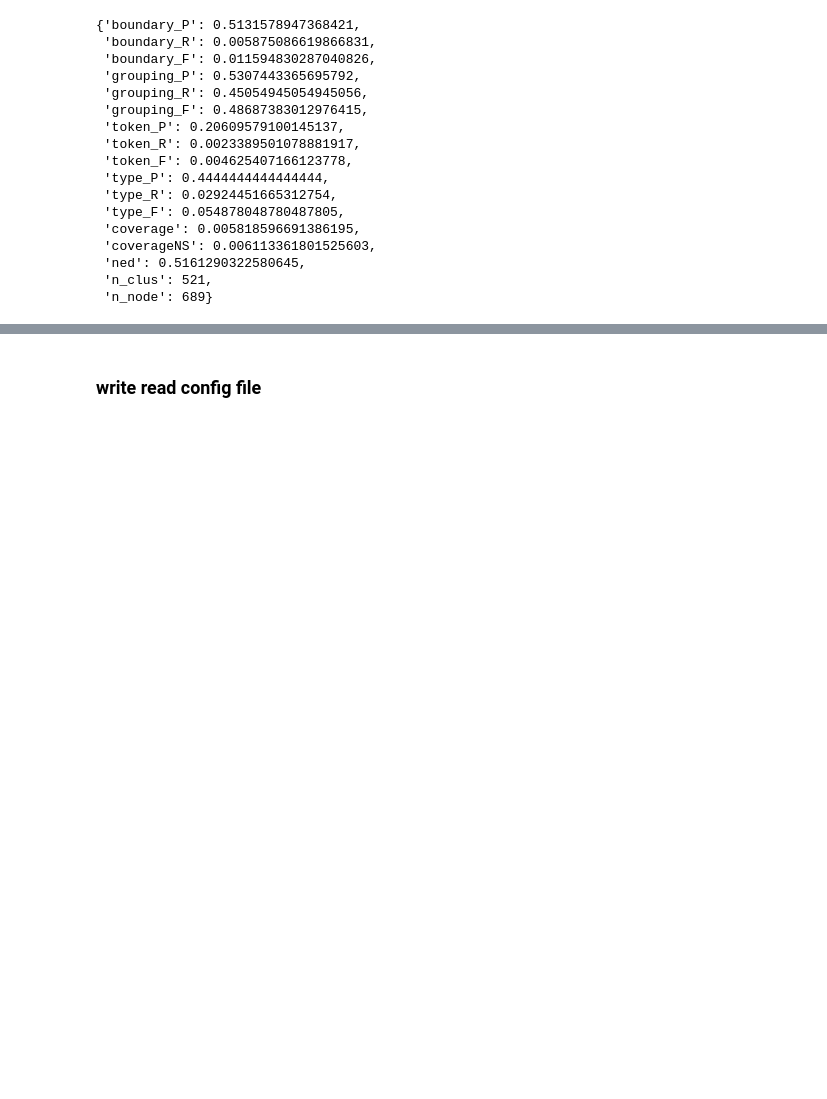
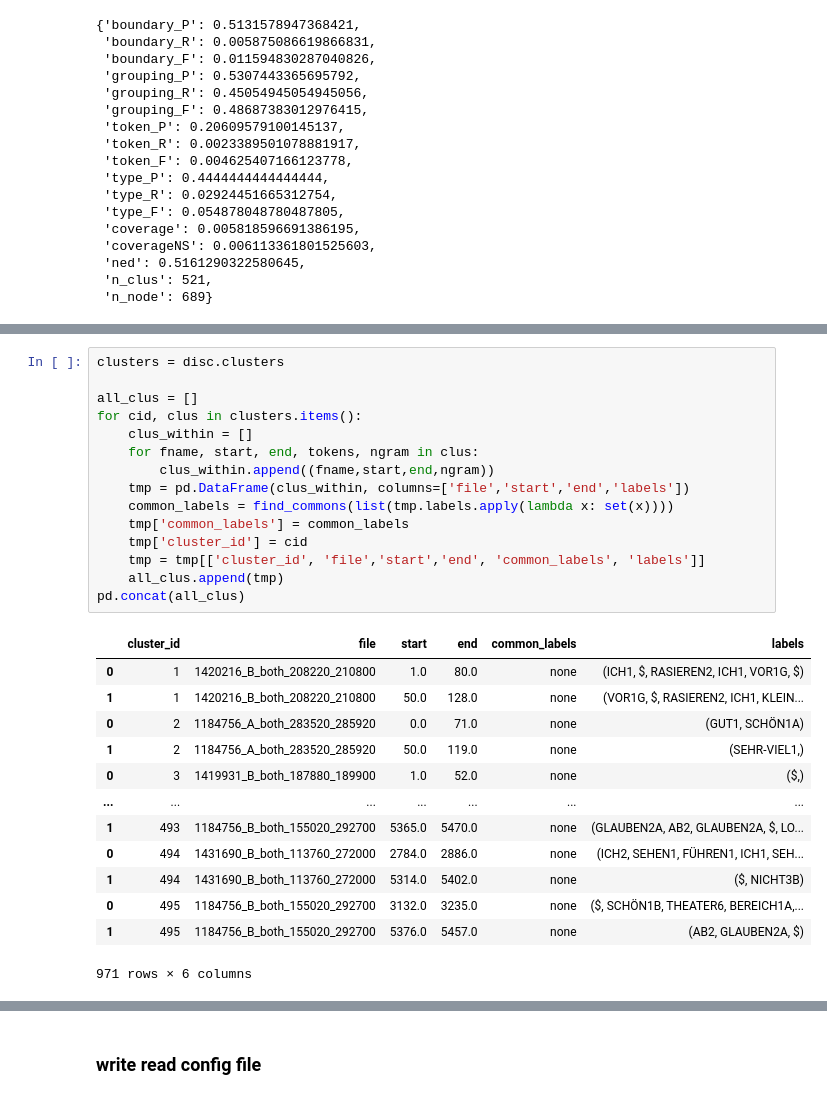
Before and after one commit to korhanpolat/tdev2, a Jupyter notebook: tde_run.ipynb, the cells around one changed output, grey strips where cells are left out. Drawn from its saved outputs; the diff is of its cells as text; blank space fills up the shorter version.

```diff
--- a/tde_run.ipynb
+++ b/tde_run.ipynb
@@ -167,0 +224,29 @@ Computing NED...
+# %%
+clusters = disc.clusters
+
+all_clus = []
+for cid, clus in clusters.items():
+    clus_within = []
+    for fname, start, end, tokens, ngram in clus:
+        clus_within.append((fname,start,end,ngram))
+    tmp = pd.DataFrame(clus_within, columns=['file','start','end','labels'])
+    common_labels = find_commons(list(tmp.labels.apply(lambda x: set(x))))
+    tmp['common_labels'] = common_labels
+    tmp['cluster_id'] = cid
+    tmp = tmp[['cluster_id', 'file','start','end', 'common_labels', 'labels']]
+    all_clus.append(tmp)
+pd.concat(all_clus)
+# %% [output]
+|  | cluster_id | file | start | end | common_labels | labels |
+| 0 | 1 | 1420216_B_both_208220_210800 | 1.0 | 80.0 | none | (ICH1, $, RASIEREN2, ICH1, VOR1G, $) |
+| 1 | 1 | 1420216_B_both_208220_210800 | 50.0 | 128.0 | none | (VOR1G, $, RASIEREN2, ICH1, KLEIN... |
+| 0 | 2 | 1184756_A_both_283520_285920 | 0.0 | 71.0 | none | (GUT1, SCHÖN1A) |
+| 1 | 2 | 1184756_A_both_283520_285920 | 50.0 | 119.0 | none | (SEHR-VIEL1,) |
+| 0 | 3 | 1419931_B_both_187880_189900 | 1.0 | 52.0 | none | ($,) |
+| ... | ... | ... | ... | ... | ... | ... |
+| 1 | 493 | 1184756_B_both_155020_292700 | 5365.0 | 5470.0 | none | (GLAUBEN2A, AB2, GLAUBEN2A, $, LO... |
+| 0 | 494 | 1431690_B_both_113760_272000 | 2784.0 | 2886.0 | none | (ICH2, SEHEN1, FÜHREN1, ICH1, SEH... |
+| 1 | 494 | 1431690_B_both_113760_272000 | 5314.0 | 5402.0 | none | ($, NICHT3B) |
+| 0 | 495 | 1184756_B_both_155020_292700 | 3132.0 | 3235.0 | none | ($, SCHÖN1B, THEATER6, BEREICH1A,... |
+| 1 | 495 | 1184756_B_both_155020_292700 | 5376.0 | 5457.0 | none | (AB2, GLAUBEN2A, $) |
+971 rows × 6 columns
```
Also changed, not shown: parts of 16 cells of this notebook, 12 other files.
